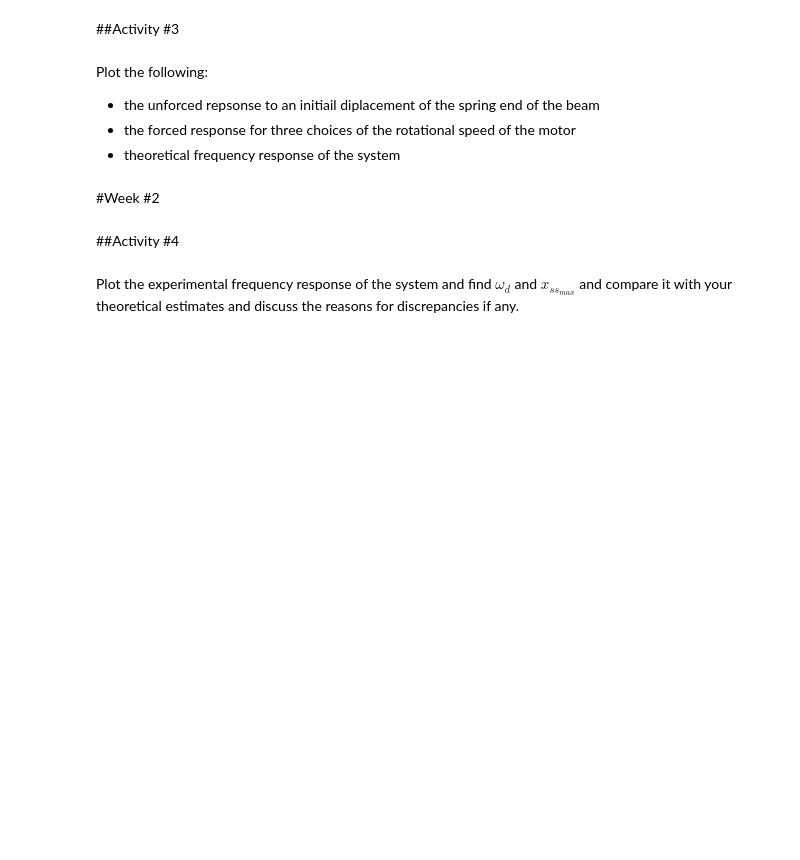
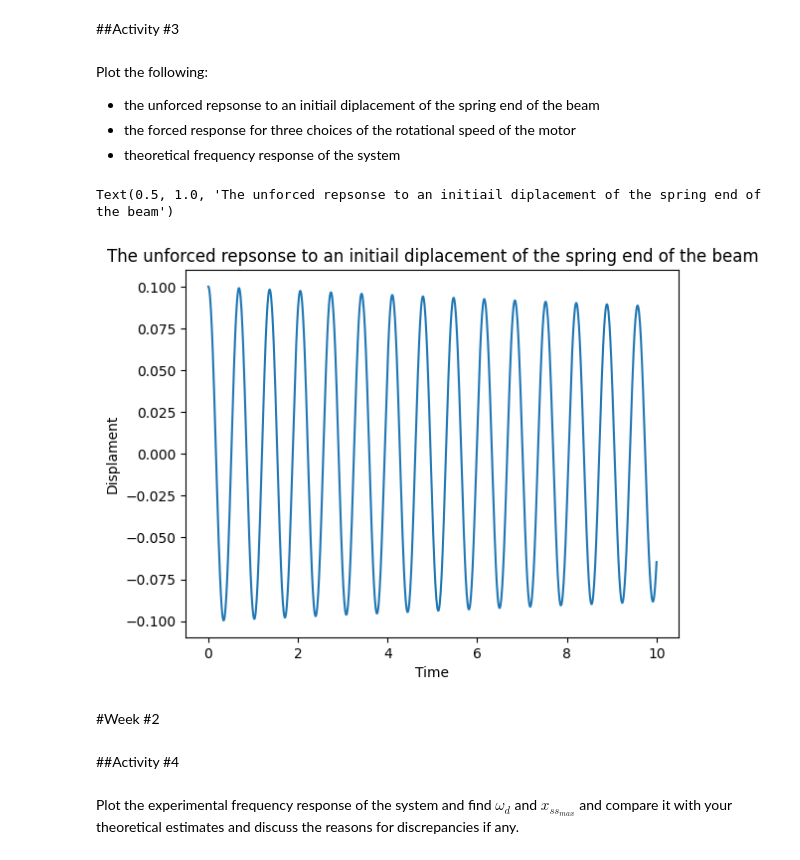
Before and after one commit to ME-UoP-ME421-Oct-2023/E-18-230, a Jupyter notebook: E_18_230_ME421_Vibration_Activity_Oct_2023.ipynb, the cells around one changed output. Cells and saved outputs as stored; diff of their text form; code cells hidden in the pictures; blank space fills up the shorter version.

```diff
--- a/E_18_230_ME421_Vibration_Activity_Oct_2023.ipynb
+++ b/E_18_230_ME421_Vibration_Activity_Oct_2023.ipynb
@@ -76,3 +72,49 @@ import matplotlib.pyplot as plt
+# %%
+#Importing libraries
+import numpy as np
+from math import sqrt
+from scipy.integrate import odeint
+import matplotlib.pyplot as plt
+
+#data
+I_sy =1 # I of total system
+c = 0.1 #damping ratio
+l_d = 0.25  # l_damp
+l_s = 0.75 #l_spring
+k = 150 #k value
+
+#calculating decay coeddicient
+d_co = c*l_d /(2*I_sy)
+#calculating omega
+omega = sqrt(k*l_s*l_s/I_sy)
+
+# from equ (5)
+
+def model(v,t):
+  ang_dis,ang_vel=v
+  ang_acc = (-2*d_co*ang_vel-omega*omega*ang_dis)
+  return [ang_vel,ang_acc]
+
+#initial conditions of model
+initial_ang_dis = 0.1 #initial angular displacement
+initial_ang_vel = 0 # inital angular velocity
+
+#time
+t = np.linspace(0,10,1000)
+
+#calculation solutions
+sol = odeint(model,[initial_ang_dis,initial_ang_vel],t)
+
+displacement= sol[:,0]
+
+plt.figure()
+plt.plot(t,displacement)
+plt.xlabel("Time")
+plt.ylabel("Displament")
+plt.title("The unforced repsonse to an initiail diplacement of the spring end of the beam")
+# %% [output]
+Text(0.5, 1.0, 'The unforced repsonse to an initiail diplacement of the spring end of the beam')
+[figure, added]
 # %% [markdown]
 #Week #2
 # %% [markdown]
```
Also changed, not shown: parts of 2 cells of this notebook.
